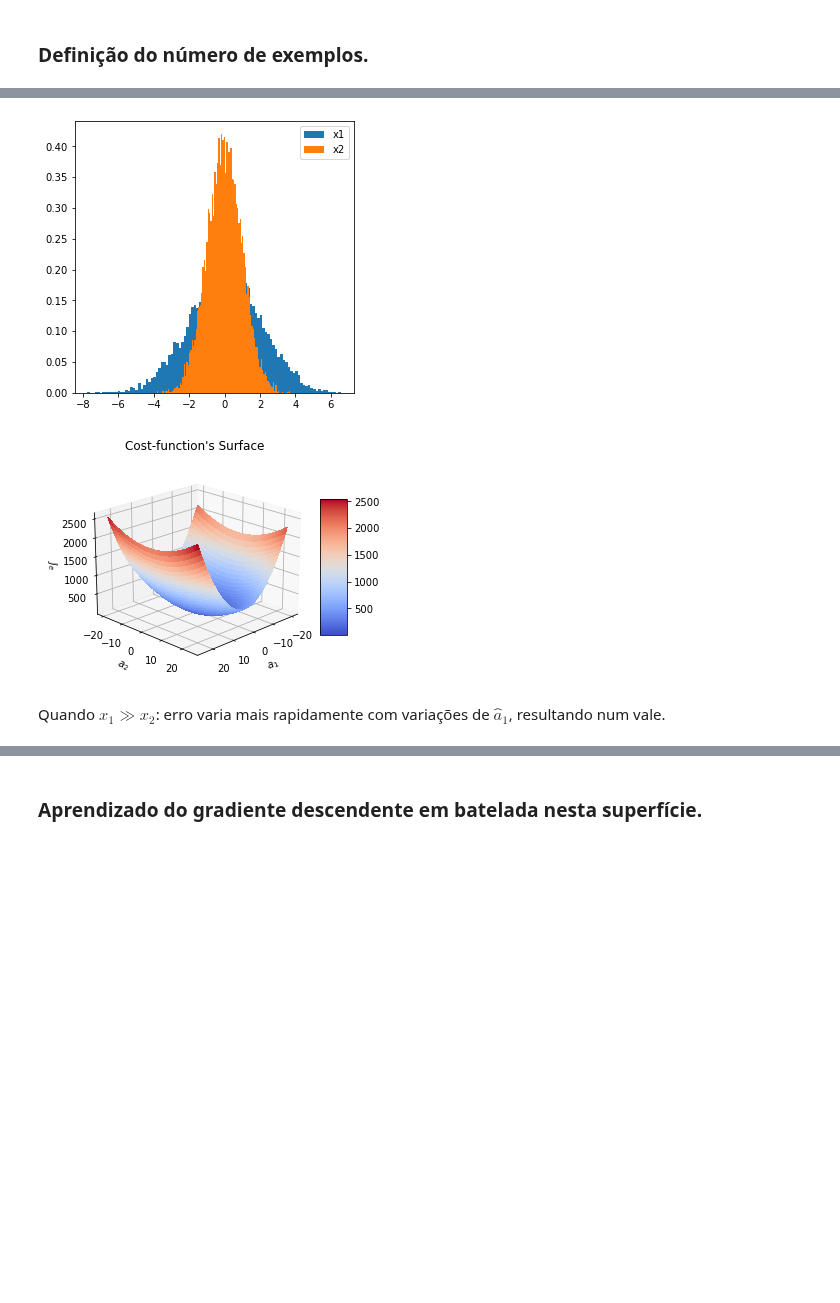
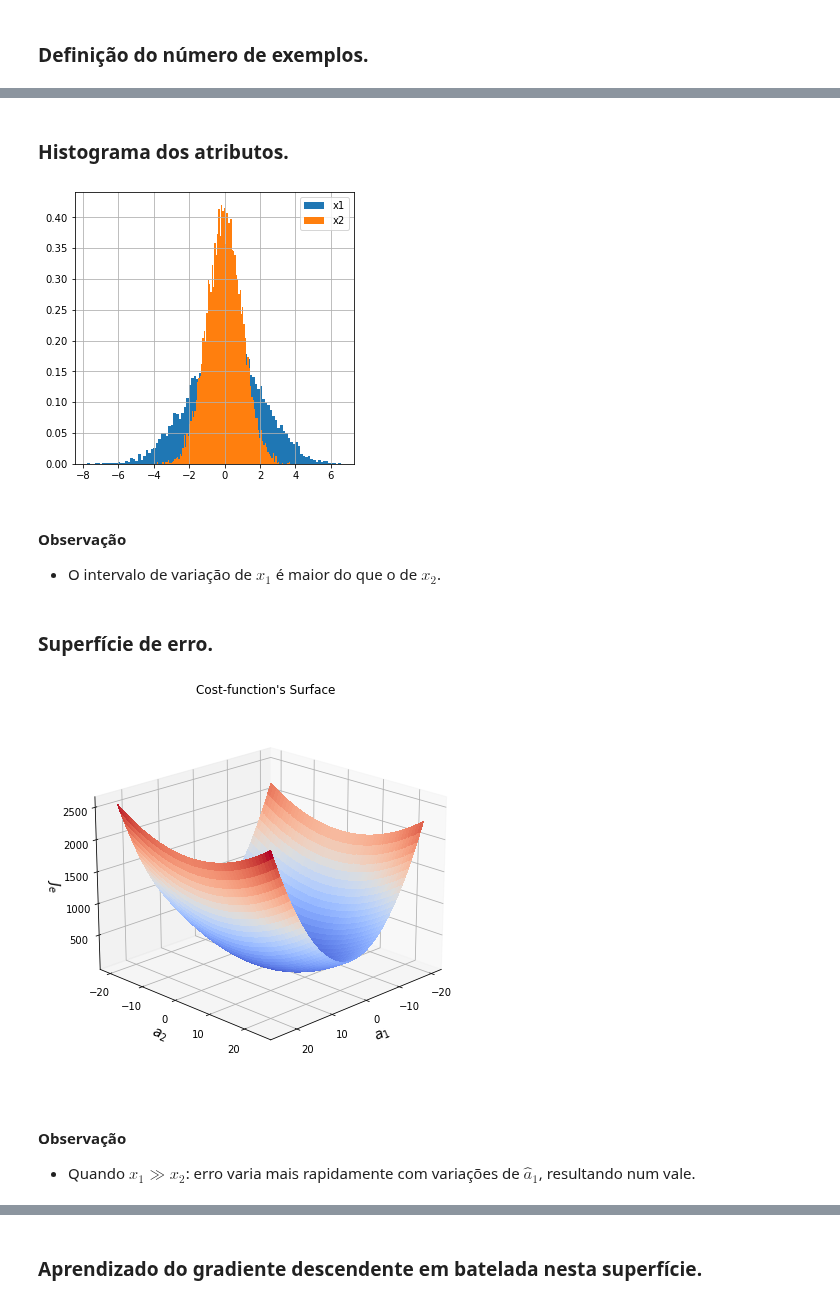
Before and after one commit to zz4fap/t319_aprendizado_de_maquina, a Jupyter notebook: notebooks/regression/escalonamento_de_atributos.ipynb, the cells around one changed output, grey strips where cells are left out. Saved outputs shown, nothing was run; the diff lists cells and outputs as text; code cells hidden in the pictures; blank space fills up the shorter version.

```diff
--- a/notebooks/regression/escalonamento_de_atributos.ipynb
+++ b/notebooks/regression/escalonamento_de_atributos.ipynb
@@ -94,35 +103,48 @@ x2 = np.random.randn(N, 1)
 # True model.
 y = x1 + x2
 
+# Noise.
+w = np.random.randn(N, 1)
+
 # Observable function.
-y_noisy = y + np.random.randn(N, 1)
+y_noisy = y + w
+# %% [markdown]
+### Histograma dos atributos.
 # %%
 fig = plt.figure(figsize=(5,5))
 plt.hist(x1, bins=100, density=True, label='x1')
 plt.hist(x2, bins=100, density=True, label='x2')
 plt.legend()
-plt.savefig("hist_molde1.png", dpi=600)
+plt.grid()
+#plt.savefig("hist_molde1.png", dpi=600)
 plt.show()
 # %% [output]
-[figure, old version]
+[figure, new version]
+# %% [markdown]
+#### Observação
+
++ O intervalo de variação de $x_1$ é maior do que o de $x_2$.
+# %% [markdown]
+### Superfície de erro.
 # %%
-J, A1, A2 = calculateErrorSurface(y_noisy, x1, x2)
+J, A1, A2 = calculateErrorSurface(x1, x2, y_noisy)
 
 # Plot cost-function surface.
-fig = plt.figure(figsize=(5,5))
-ax = fig.gca(projection='3d')
+fig = plt.figure(figsize=(7,7))
+plt.subplot(projection='3d')
+ax = fig.gca()
 surf = ax.plot_surface(A1, A2, J, cmap=cm.coolwarm, linewidth=0, antialiased=False)
-# Add a color bar which maps values to colors.
-fig.colorbar(surf, shrink=0.5, aspect=5)
-ax.set_xlabel('$a_1$')
-ax.set_ylabel('$a_2$')
-ax.set_zlabel('$J_e$');
+ax.set_xlabel('$a_1$', fontsize=14)
+ax.set_ylabel('$a_2$', fontsize=14)
+ax.set_zlabel('$J_e$', fontsize=14);
 plt.title('Cost-function\'s Surface')
 ax.view_init(20, 45)
-plt.savefig("error_surface_model1.png", dpi=600)
+#plt.savefig("error_surface_model1.png", dpi=600)
 #Show the plot.
 plt.show()
 # %% [output]
-[figure, old version]
+[figure, new version]
 # %% [markdown]
-Quando $x_1 \gg x_2$: erro varia mais rapidamente com variações de $\hat{a}_1$, resultando num vale.
+#### Observação
+
++ Quando $x_1 \gg x_2$: erro varia mais rapidamente com variações de $\hat{a}_1$, resultando num vale.
```
Also changed, not shown: parts of 42 cells of this notebook, 11 other files.
